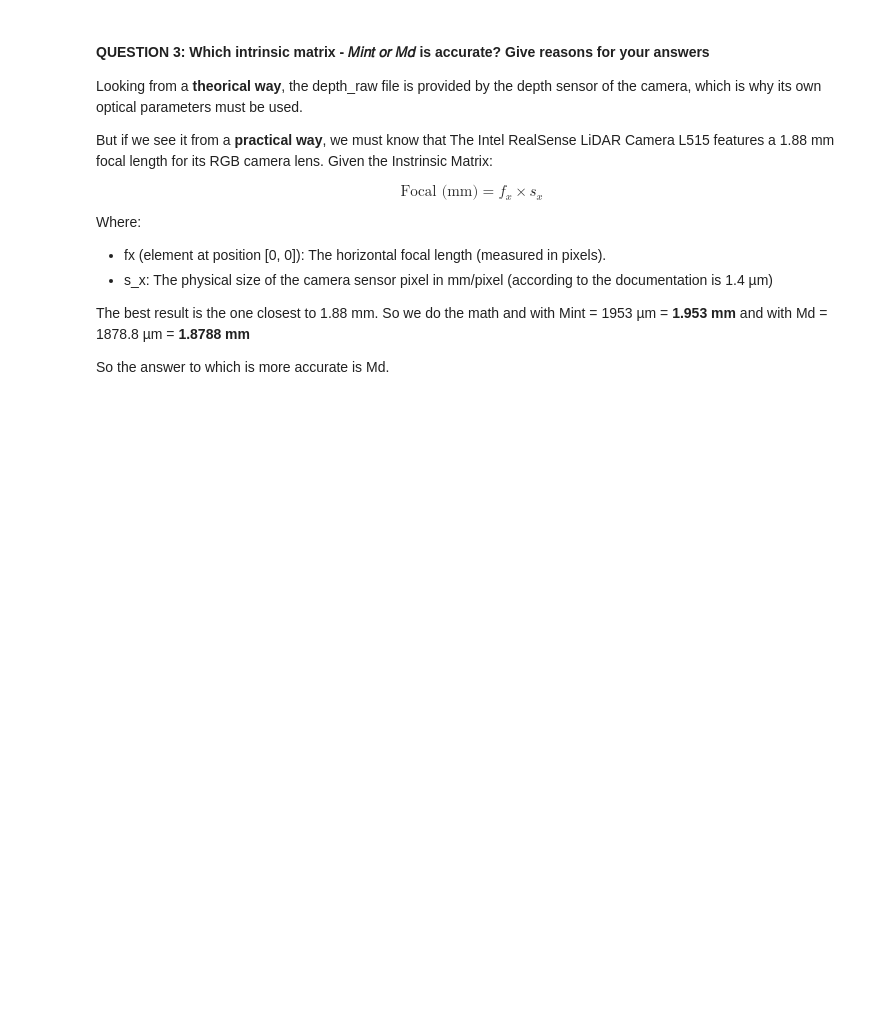
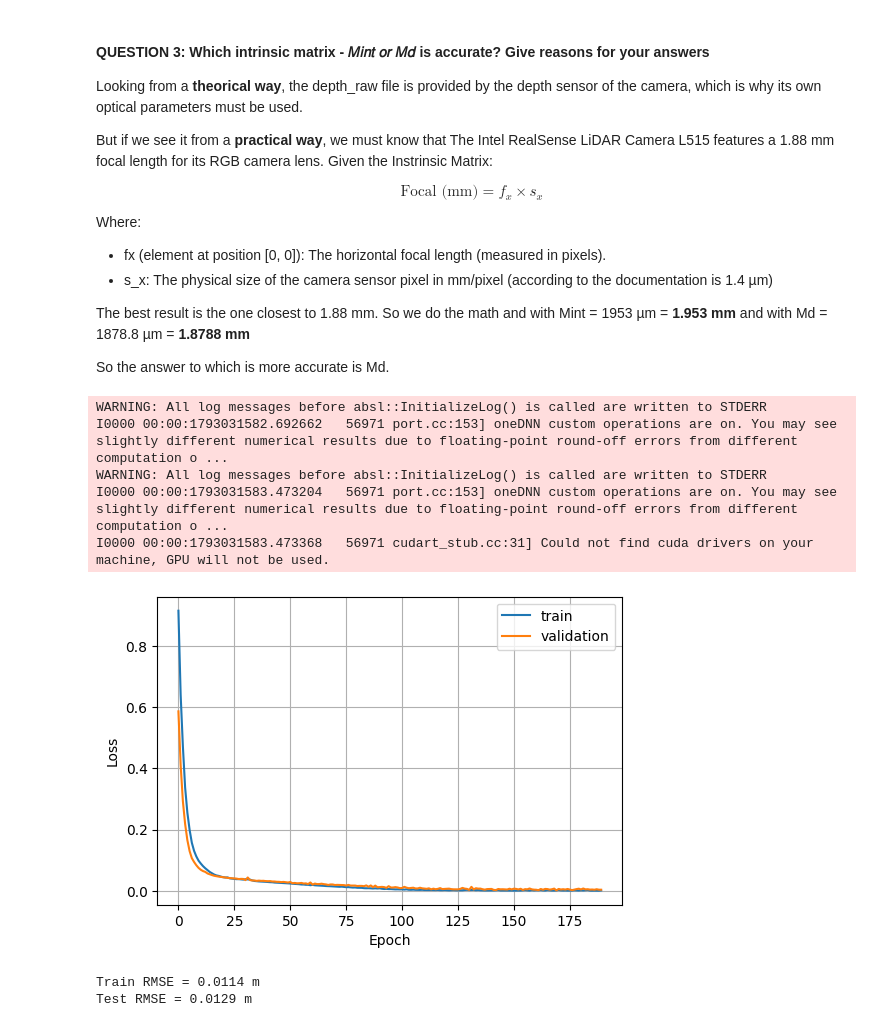
Before and after one commit to Ricrump/MAS512-Assignment2, a Jupyter notebook: Q1/Q1.ipynb, the cells around one changed output. Drawn from its saved outputs; the diff is of its cells as text; code cells hidden in the pictures; blank space fills up the shorter version.

```diff
--- a/Q1/Q1.ipynb
+++ b/Q1/Q1.ipynb
@@ -56,6 +56,7 @@ for img in rgb_images:
         coord_3d.append([X, Y, Z])
 
 coord_3d = np.array(coord_3d)
+o1 = coord_3d
 
 
 
@@ -148,7 +149,7 @@ for img in rgb_images:
         coord_3d.append([X, Y, Z])
 
 coord_3d = np.array(coord_3d)
-
+o2 = coord_3d
 
 
 fig = plt.figure(figsize=(10, 8))
@@ -199,3 +200,55 @@ The best result is the one closest to 1.88 mm.
 So we do the math and with Mint = 1953 µm = **1.953 mm** and with Md = 1878.8 µm = **1.8788 mm**
 
 So the answer to which is more accurate is Md.
+# %%
+import tensorflow as tf
+from tensorflow.keras import layers, models
+from tensorflow.keras.callbacks import EarlyStopping
+from sklearn.model_selection import train_test_split
+from sklearn.metrics import mean_squared_error
+
+o1_train, o1_test, o2_train, o2_test = train_test_split(o1, o2, test_size=0.2)
+
+#Normalize with the statistics of the training data
+x_mean, x_std = o1_train.mean(axis=0), o1_train.std(axis=0)
+y_mean, y_std = o2_train.mean(axis=0), o2_train.std(axis=0)
+
+inputs = layers.Input(shape=(3,))
+x = layers.Dense(32, activation="relu")(inputs)
+x = layers.Dense(32, activation="relu")(x)
+outputs = layers.Dense(3)(x)
+model_reg = models.Model(inputs, outputs)
+model_reg.compile(optimizer="adam", loss="mse")
+
+early_stop = EarlyStopping(monitor="val_loss", patience=20, restore_best_weights=True)
+
+history = model_reg.fit(
+  (o1_train - x_mean) / x_std, (o2_train - y_mean) / y_std,
+  epochs=500, batch_size=16, validation_split=0.2, callbacks=[early_stop], verbose=0,
+)
+
+plt.figure(figsize=(6, 4))
+plt.plot(history.history["loss"], label="train")
+plt.plot(history.history["val_loss"], label="validation")
+plt.xlabel("Epoch")
+plt.ylabel("Loss")
+plt.legend()
+plt.grid(True)
+plt.show()
+
+def predict(o):
+  return model_reg.predict((o - x_mean) / x_std, verbose=0) * y_std + y_mean
+
+pred_train = predict(o1_train)
+pred = predict(o1_test)
+print(f"Train RMSE = {np.sqrt(mean_squared_error(o2_train, pred_train)):.4f} m")
+print(f"Test RMSE = {np.sqrt(mean_squared_error(o2_test, pred)):.4f} m")
+# %% [output]
+WARNING: All log messages before absl::InitializeLog() is called are written to STDERR
+I0000 00:00:1793031582.692662   56971 port.cc:153] oneDNN custom operations are on. You may see slightly different numerical results due to floating-point round-off errors from different computation o ...
+WARNING: All log messages before absl::InitializeLog() is called are written to STDERR
+I0000 00:00:1793031583.473204   56971 port.cc:153] oneDNN custom operations are on. You may see slightly different numerical results due to floating-point round-off errors from different computation o ...
+I0000 00:00:1793031583.473368   56971 cudart_stub.cc:31] Could not find cuda drivers on your machine, GPU will not be used.
+[figure, added]
+Train RMSE = 0.0114 m
+Test RMSE = 0.0129 m
```
Also changed, not shown: parts of 4 cells of this notebook, 4 other files.
